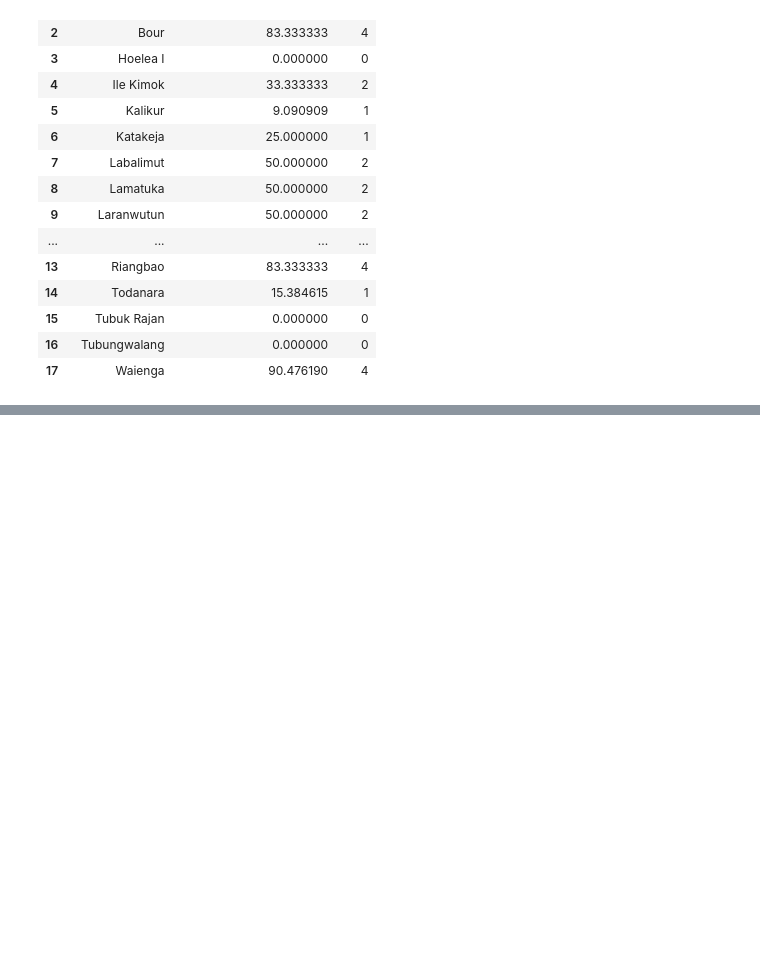
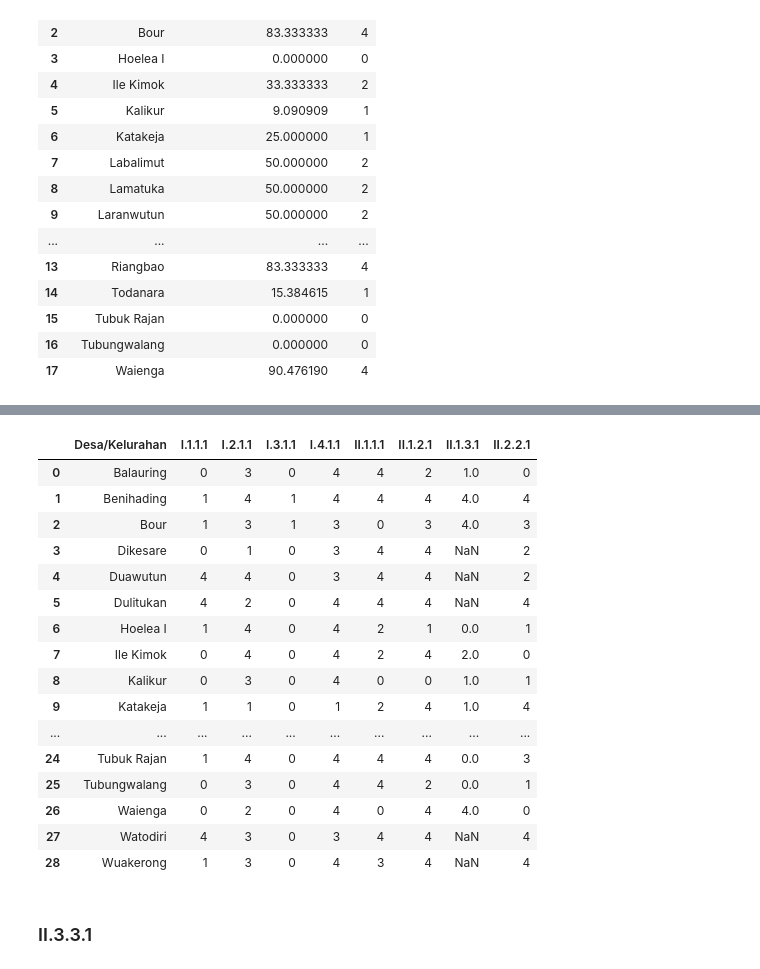
Before and after one commit to hldfiadn/rumah-tangga-mbkp, a Jupyter notebook: df sesuai atribut/perhitungan_IKP.ipynb, the cells around one changed output, grey strips where cells are left out. Drawn from its saved outputs; the diff is of its cells as text; code cells hidden in the pictures; blank space fills up the shorter version.

```diff
--- a/df sesuai atribut/perhitungan_IKP.ipynb
+++ b/df sesuai atribut/perhitungan_IKP.ipynb
@@ -1304,0 +1338,10 @@ IKP
+# %%
+def kategori_tanaman(teks):
+    tanaman = [t.strip() for t in str(teks).split(';') if t.strip()]
+    if len(tanaman) <= 1:
+        return "Monokultur"
+    else:
+        return "Multikultur"
+
+# contoh pemakaian
+df['kategori tanaman'] = df['Nama Tanaman'].apply(kategori_tanaman)
@@ -1304,0 +1364,20 @@ IKP
+# %%
+persentase_multikultur = (
+    df.groupby('Desa/Kelurahan')['kategori tanaman']
+      .apply(lambda x: (x == 'Multikultur').mean() * 100)
+      .reset_index(name='Persentase Jenis Tanaman')
+)
+
+def skor_benih(p):
+    if p == 0:
+        return 0
+    elif p <= 25:
+        return 1
+    elif p <= 50:
+        return 2
+    elif p <= 75:
+        return 3
+    else:
+        return 4
+
+persentase_multikultur['Skor'] = persentase_multikultur['Persentase Jenis Tanaman'].apply(skor_benih)
@@ -1304,0 +1404,27 @@ IKP
+# %%
+IKP = IKP.merge(
+    persentase_multikultur[['Desa/Kelurahan','Skor']].rename(columns={'Skor':'II.2.2.1'}),
+    on='Desa/Kelurahan', how='left'
+)
+# %%
+IKP
+# %% [output]
+|  | Desa/Kelurahan | I.1.1.1 | I.2.1.1 | I.3.1.1 | I.4.1.1 | II.1.1.1 | II.1.2.1 | II.1.3.1 | II.2.2.1 |
+| 0 | Balauring | 0 | 3 | 0 | 4 | 4 | 2 | 1.0 | 0 |
+| 1 | Benihading | 1 | 4 | 1 | 4 | 4 | 4 | 4.0 | 4 |
+| 2 | Bour | 1 | 3 | 1 | 3 | 0 | 3 | 4.0 | 3 |
+| 3 | Dikesare | 0 | 1 | 0 | 3 | 4 | 4 | NaN | 2 |
+| 4 | Duawutun | 4 | 4 | 0 | 3 | 4 | 4 | NaN | 2 |
+| 5 | Dulitukan | 4 | 2 | 0 | 4 | 4 | 4 | NaN | 4 |
+| 6 | Hoelea I | 1 | 4 | 0 | 4 | 2 | 1 | 0.0 | 1 |
+| 7 | Ile Kimok | 0 | 4 | 0 | 4 | 2 | 4 | 2.0 | 0 |
+| 8 | Kalikur | 0 | 3 | 0 | 4 | 0 | 0 | 1.0 | 1 |
+| 9 | Katakeja | 1 | 1 | 0 | 1 | 2 | 4 | 1.0 | 4 |
+| ... | ... | ... | ... | ... | ... | ... | ... | ... | ... |
+| 24 | Tubuk Rajan | 1 | 4 | 0 | 4 | 4 | 4 | 0.0 | 3 |
+| 25 | Tubungwalang | 0 | 3 | 0 | 4 | 4 | 2 | 0.0 | 1 |
+| 26 | Waienga | 0 | 2 | 0 | 4 | 0 | 4 | 4.0 | 0 |
+| 27 | Watodiri | 4 | 3 | 0 | 3 | 4 | 4 | NaN | 4 |
+| 28 | Wuakerong | 1 | 3 | 0 | 4 | 3 | 4 | NaN | 4 |
+# %% [markdown]
+### II.3.3.1
```
Also changed, not shown: parts of 36 cells of this notebook, 2 other files.
